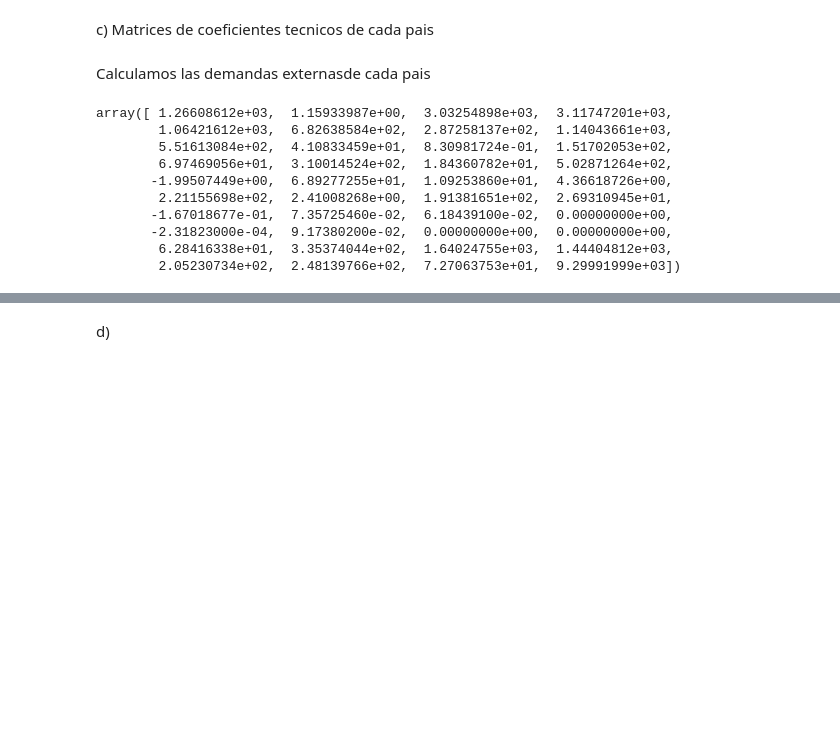
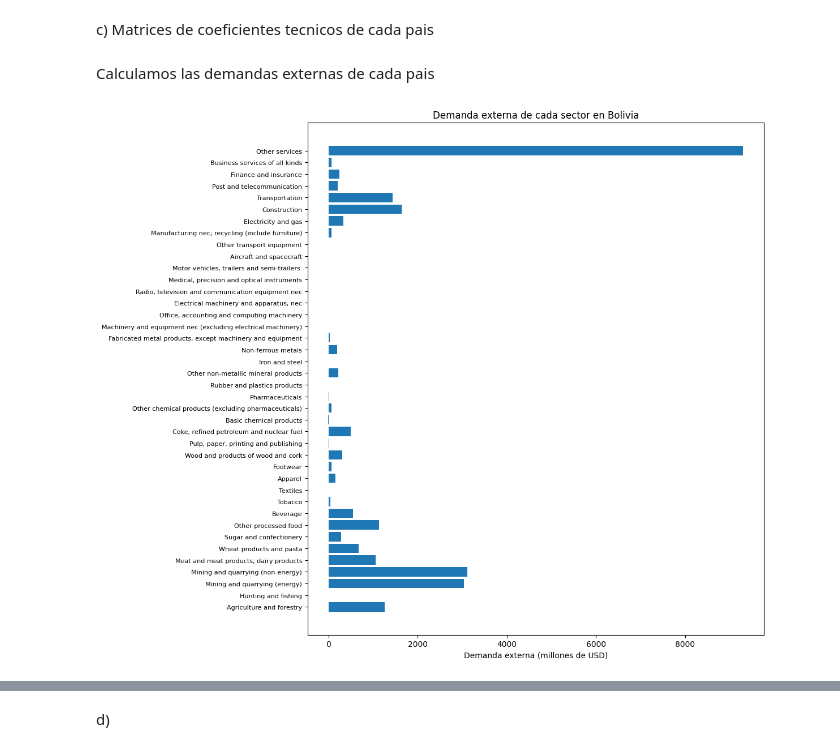
Before and after one commit to agusruss0/TP1-ALC-2C-2024, a Jupyter notebook: template-alumnos/grupo_XX_TP1.ipynb, the cells around one changed output, grey strips where cells are left out. Drawn from its saved outputs; the diff is of its cells as text; code cells hidden in the pictures; blank space fills up the shorter version.

```diff
--- a/template-alumnos/grupo_XX_TP1.ipynb
+++ b/template-alumnos/grupo_XX_TP1.ipynb
@@ -222,33 +243,29 @@ col_matriz_P = np.diag(p2)
 # %% [markdown]
 c) Matrices de coeficientes tecnicos de cada pais
 # %%
-bol_intra_A = calcular_coeficientes_tecnicos(bol_intra_regional, bol_matriz_P)
-bol_inter_A = calcular_coeficientes_tecnicos(bol_inter_regional, col_matriz_P)
+bol_A_rr = calcular_coeficientes_tecnicos(bol_intra_Z, bol_matriz_P) #Matriz A de Bolivia intra regional
+bol_A_rs = calcular_coeficientes_tecnicos(bol_inter_Z, col_matriz_P) #Matriz A de Bolivia inter regional
 
-col_intra_A = calcular_coeficientes_tecnicos(col_intra_regional, col_matriz_P)
-col_inter_A = calcular_coeficientes_tecnicos(col_inter_regional, bol_matriz_P)
+col_A_rr = calcular_coeficientes_tecnicos(col_intra_Z, col_matriz_P) #Matriz A de Colombia intra regional
+col_A_rs = calcular_coeficientes_tecnicos(col_inter_Z, bol_matriz_P) #Matriz A de Colombia inter regional
 # %% [markdown]
-Calculamos las demandas externasde cada pais
+Calculamos las demandas externas de cada pais
 # %%
-rows, cols = bol_intra_A.shape
-bol_d = (np.eye(rows,cols) - bol_intra_A) @ bol_P_vector - bol_inter_A @ col_P_vector
+rows, cols = bol_A_rr.shape
+#d = (I - A^rr)p - A^rs*p^s
+bol_d_rs = (np.eye(rows,cols) - bol_A_rr) @ bol_vector_P - bol_A_rs @ col_vector_P
 
-
-
-rows, cols = col_intra_A.shape
-col_d = (np.eye(rows,cols) - col_intra_A) @ col_P_vector - col_inter_A @ bol_P_vector
+rows, cols = col_A_rr.shape
+col_d_rs = (np.eye(rows,cols) - col_A_rr) @ col_vector_P - col_A_rs @ bol_vector_P
 # %%
-#demanda Externa de Bolivia
-bol_d
+#Demanda Externa de Bolivia
+plt.figure(figsize=(12, 10))
+plt.barh(range(len(sectores)), bol_d_rs)
+plt.yticks(range(len(sectores)), sectores, fontsize=8)
+plt.xlabel('Demanda externa (millones de USD)')
+plt.title('Demanda externa de cada sector en Bolivia')
+plt.tight_layout()
+plt.show()
 # %% [output]
-array([ 1.26608612e+03,  1.15933987e+00,  3.03254898e+03,  3.11747201e+03,
-        1.06421612e+03,  6.82638584e+02,  2.87258137e+02,  1.14043661e+03,
-        5.51613084e+02,  4.10833459e+01,  8.30981724e-01,  1.51702053e+02,
-        6.97469056e+01,  3.10014524e+02,  1.84360782e+01,  5.02871264e+02,
-       -1.99507449e+00,  6.89277255e+01,  1.09253860e+01,  4.36618726e+00,
-        2.21155698e+02,  2.41008268e+00,  1.91381651e+02,  2.69310945e+01,
-       -1.67018677e-01,  7.35725460e-02,  6.18439100e-02,  0.00000000e+00,
-       -2.31823000e-04,  9.17380200e-02,  0.00000000e+00,  0.00000000e+00,
-        6.28416338e+01,  3.35374044e+02,  1.64024755e+03,  1.44404812e+03,
-        2.05230734e+02,  2.48139766e+02,  7.27063753e+01,  9.29991999e+03])
+[figure, added]
 # %%
```
Also changed, not shown: parts of 18 cells of this notebook, 2 other files.
